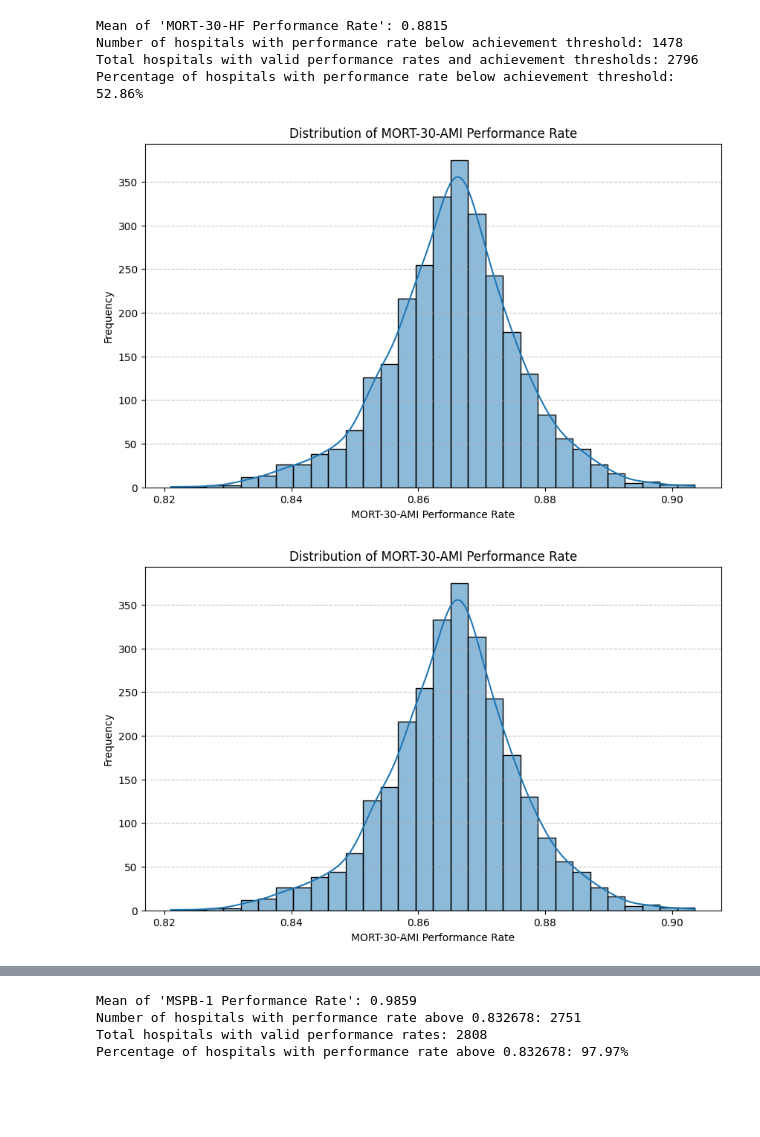
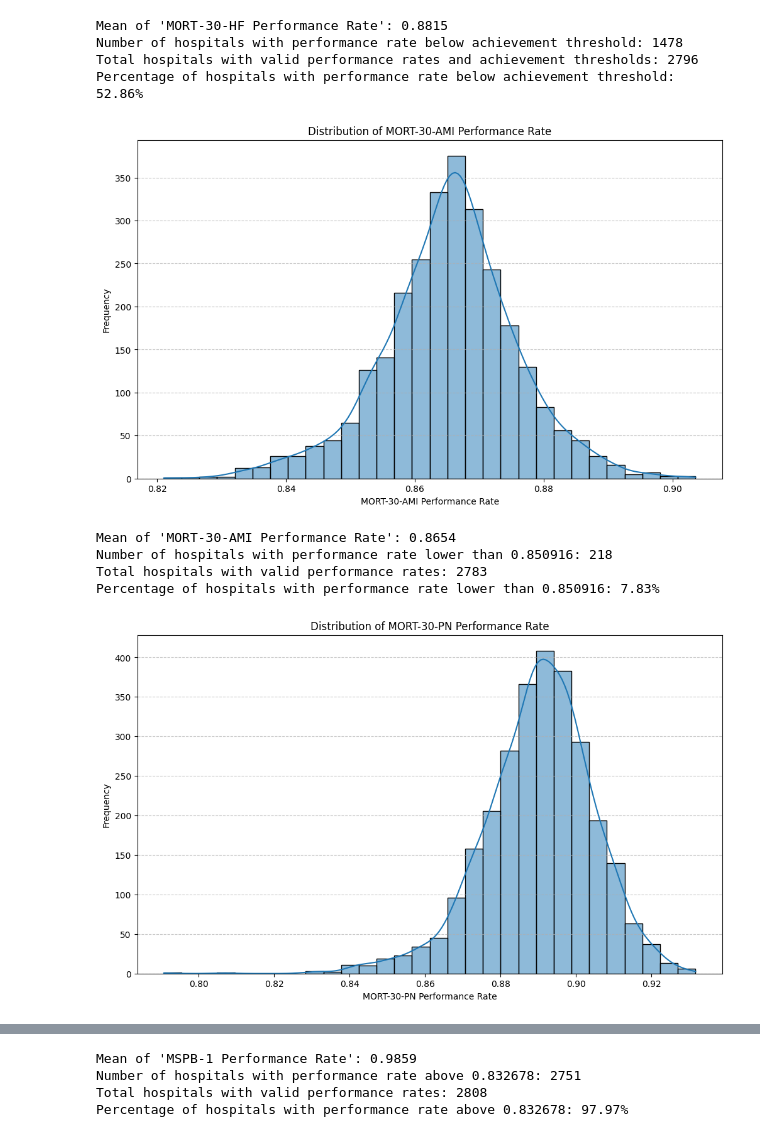
Before and after one commit to HangBuiC/HTM737, a Jupyter notebook: 2025FA_BOS_HTM_737A_Final Project.ipynb, the cells around one changed output, grey strips where cells are left out. Drawn from its saved outputs; the diff is of its cells as text; code cells hidden in the pictures; blank space fills up the shorter version.

```diff
--- a/2025FA_BOS_HTM_737A_Final Project.ipynb
+++ b/2025FA_BOS_HTM_737A_Final Project.ipynb
@@ -86,37 +129,74 @@ Number of hospitals with performance rate below achievement threshold: 1478
 Total hospitals with valid performance rates and achievement thresholds: 2796
 Percentage of hospitals with performance rate below achievement threshold: 52.86%
 # %%
+#Import plotting library
 import matplotlib.pyplot as plt
 import seaborn as sns
 
+#Convert column to numeric
 df_clinical_care['MORT-30-AMI Performance Rate'] = pd.to_numeric(df_clinical_care['MORT-30-AMI Performance Rate'], errors='coerce')
 
+#Drop rows with missing values
 df_clinical_care_cleaned_ami = df_clinical_care.dropna(subset=['MORT-30-AMI Performance Rate'])
 
-plt.figure(figsize=(10, 6))
+#Create histogram with 30 bins
+plt.figure(figsize=(12, 7))
 sns.histplot(df_clinical_care_cleaned_ami['MORT-30-AMI Performance Rate'], bins=30, kde=True)
+
+#Style with title, labels and grid.
 plt.title('Distribution of MORT-30-AMI Performance Rate')
 plt.xlabel('MORT-30-AMI Performance Rate')
 plt.ylabel('Frequency')
 plt.grid(axis='y', linestyle='--', alpha=0.7)
 plt.show()
 # %% [output]
-[figure, old version]
+[figure, new version]
+# %%
+#Calculate mean
+mean_mort_30_ami_performance_rate = df_clinical_care_cleaned_ami['MORT-30-AMI Performance Rate'].mean()
+print(f"Mean of 'MORT-30-AMI Performance Rate': {mean_mort_30_ami_performance_rate:.4f}")
+
+#Count the number of hospitals with performance rate lower than threshold 0.850916
+threshold = 0.850916
+hospitals_below_threshold_ami = df_clinical_care_cleaned_ami[
+    df_clinical_care_cleaned_ami['MORT-30-AMI Performance Rate'] < threshold
+].shape[0]
+
+#Count total hospitals with valid performance rates
+total_hospitals_ami = df_clinical_care_cleaned_ami.shape[0]
+
+#Calculate % of hospitals with performance rate lower than threshold
+percentage_below_threshold_ami = (hospitals_below_threshold_ami / total_hospitals_ami) * 100
+
+print(f"Number of hospitals with performance rate lower than {threshold}: {hospitals_below_threshold_ami}")
+print(f"Total hospitals with valid performance rates: {total_hospitals_ami}")
+print(f"Percentage of hospitals with performance rate lower than {threshold}: {percentage_below_threshold_ami:.2f}%")
+# %% [output]
+Mean of 'MORT-30-AMI Performance Rate': 0.8654
+Number of hospitals with performance rate lower than 0.850916: 218
+Total hospitals with valid performance rates: 2783
+Percentage of hospitals with performance rate lower than 0.850916: 7.83%
 # %%
+#Import plotting library
 import matplotlib.pyplot as plt
 import seaborn as sns
 
-df_clinical_care['MORT-30-AMI Performance Rate'] = pd.to_numeric(df_clinical_care['MORT-30-AMI Performance Rate'], errors='coerce')
+#Convert column to numeric
+df_clinical_care['MORT-30-PN Performance Rate'] = pd.to_numeric(df_clinical_care['MORT-30-PN Performance Rate'], errors='coerce')
 
-df_clinical_care_cleaned_ami = df_clinical_care.dropna(subset=['MORT-30-AMI Performance Rate'])
+#Drop rows with missing values
+df_clinical_care_cleaned = df_clinical_care.dropna(subset=['MORT-30-PN Performance Rate'])
 
-plt.figure(figsize=(10, 6))
-sns.histplot(df_clinical_care_cleaned_ami['MORT-30-AMI Performance Rate'], bins=30, kde=True)
-plt.title('Distribution of MORT-30-AMI Performance Rate')
-plt.xlabel('MORT-30-AMI Performance Rate')
+#Create histogram with 30 bins.
+plt.figure(figsize=(12, 7))
+sns.histplot(df_clinical_care_cleaned['MORT-30-PN Performance Rate'], bins=30, kde=True)
+
+#Style with title, label and grid.
+plt.title('Distribution of MORT-30-PN Performance Rate')
+plt.xlabel('MORT-30-PN Performance Rate')
 plt.ylabel('Frequency')
 plt.grid(axis='y', linestyle='--', alpha=0.7)
 plt.show()
 # %% [output]
-[figure, old version]
+[figure, new version]
 # %%
```
Also changed, not shown: parts of 22 cells of this notebook.
